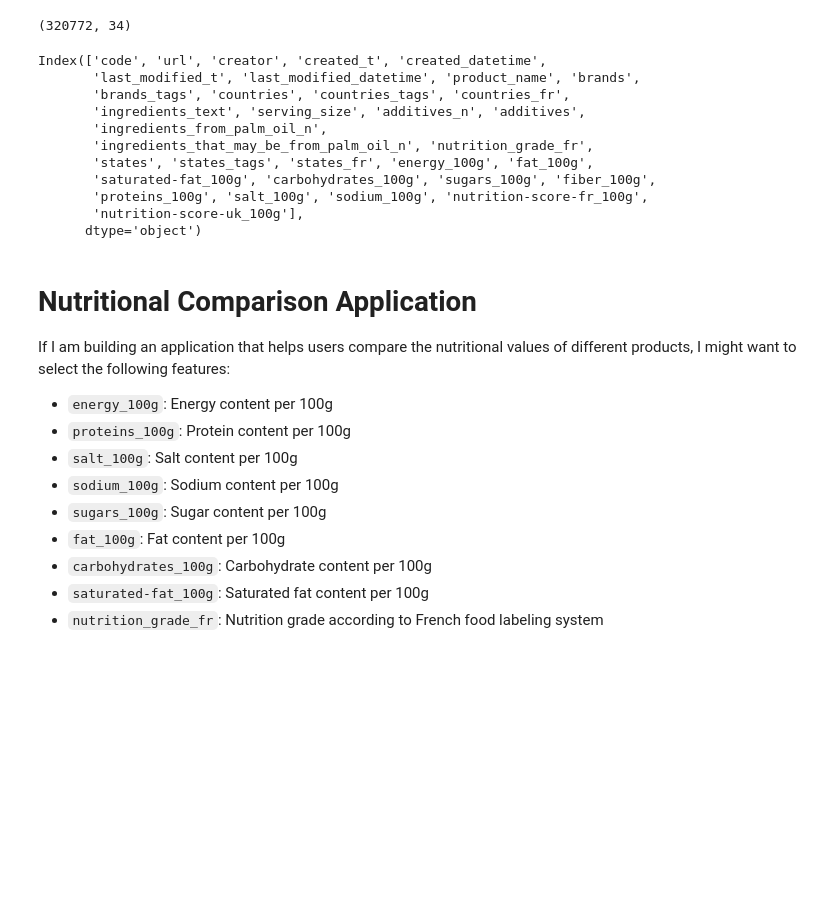
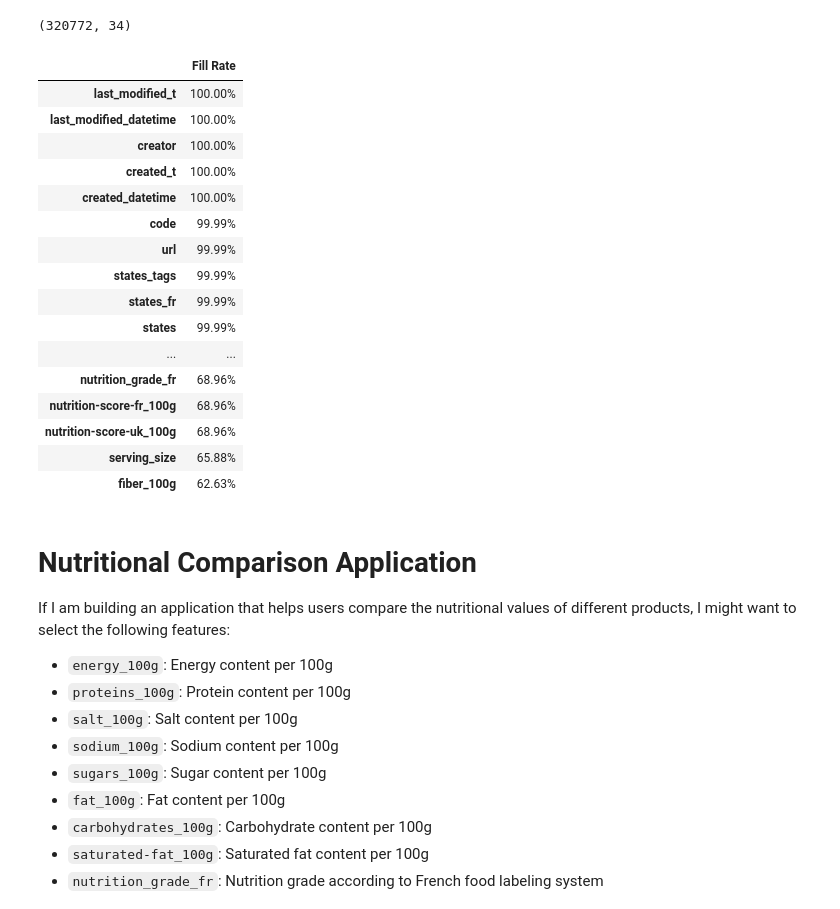
Before and after one commit to nasr-edine/multivariate_analysis_python, a Jupyter notebook: notebooks/categorizing_data_features.ipynb, the cells around one changed output. Drawn from its saved outputs; the diff is of its cells as text; code cells hidden in the pictures; blank space fills up the shorter version.

```diff
--- a/notebooks/categorizing_data_features.ipynb
+++ b/notebooks/categorizing_data_features.ipynb
@@ -307,19 +307,24 @@ filtered_df.shape
 # %%
 fill_rates_df = get_fill_rates(filtered_df)
 fill_rates_df.style.format({'Fill Rate': '{:.2%}'}).background_gradient(cmap='RdYlGn')
-filtered_df.columns
 # %% [output]
-Index(['code', 'url', 'creator', 'created_t', 'created_datetime',
-       'last_modified_t', 'last_modified_datetime', 'product_name', 'brands',
-       'brands_tags', 'countries', 'countries_tags', 'countries_fr',
-       'ingredients_text', 'serving_size', 'additives_n', 'additives',
-       'ingredients_from_palm_oil_n',
-       'ingredients_that_may_be_from_palm_oil_n', 'nutrition_grade_fr',
-       'states', 'states_tags', 'states_fr', 'energy_100g', 'fat_100g',
-       'saturated-fat_100g', 'carbohydrates_100g', 'sugars_100g', 'fiber_100g',
-       'proteins_100g', 'salt_100g', 'sodium_100g', 'nutrition-score-fr_100g',
-       'nutrition-score-uk_100g'],
-      dtype='object')
+|  | Fill Rate |
+| last_modified_t | 100.00% |
+| last_modified_datetime | 100.00% |
+| creator | 100.00% |
+| created_t | 100.00% |
+| created_datetime | 100.00% |
+| code | 99.99% |
+| url | 99.99% |
+| states_tags | 99.99% |
+| states_fr | 99.99% |
+| states | 99.99% |
+| ... | ... |
+| nutrition_grade_fr | 68.96% |
+| nutrition-score-fr_100g | 68.96% |
+| nutrition-score-uk_100g | 68.96% |
+| serving_size | 65.88% |
+| fiber_100g | 62.63% |
 # %% [markdown]
 # Nutritional Comparison Application
 
```
Also changed, not shown: parts of 1 cell of this notebook, 3 other files.
